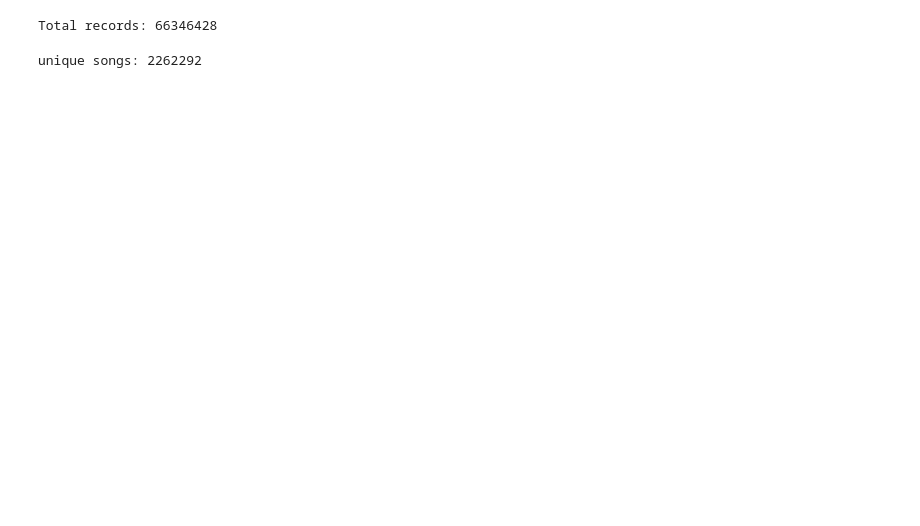
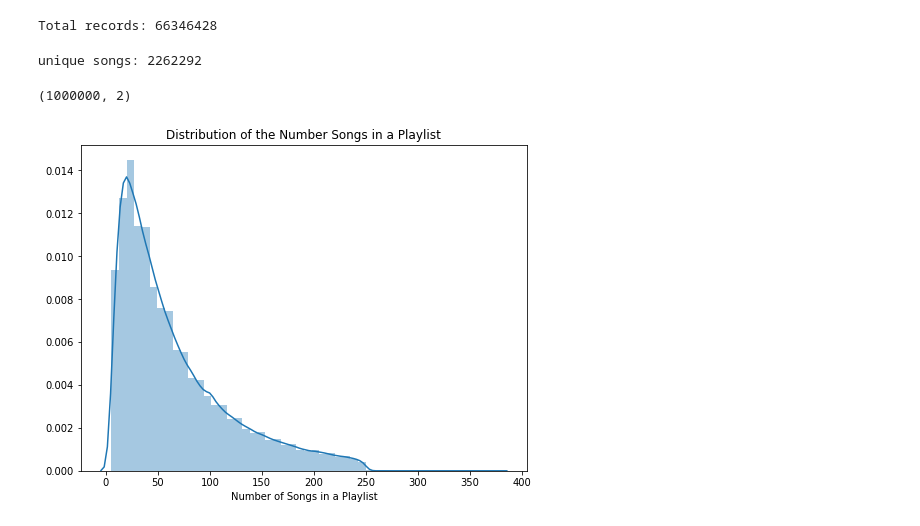
Before and after one commit to jamilla-az/spotify-recommender, a Jupyter notebook: notebook/eda-sqlite-db.ipynb, the cells around one changed output. Drawn from its saved outputs; the diff is of its cells as text; code cells hidden in the pictures; blank space fills up the shorter version.

Commit message:
playlist and artist eda added

```diff
--- a/notebook/eda-sqlite-db.ipynb
+++ b/notebook/eda-sqlite-db.ipynb
@@ -146,3 +186,16 @@ cur.execute('SELECT MAX(track_id) FROM songs')
 print(f'unique songs: {cur.fetchone()[0]}')
 # %% [output]
 unique songs: 2262292
+# %%
+#distribution of playlist lengths
+pl_length = pd.read_sql_query('SELECT COUNT(track_id) AS num_songs, pidfile_name FROM mpd GROUP BY pidfile_name',con)
+pl_length.shape
+# %% [output]
+(1000000, 2)
+# %%
+fig, ax = plt.subplots(1,1, figsize=(8,6))
+ax = sns.distplot(pl_length['num_songs'])
+ax.set_xlabel('Number of Songs in a Playlist')
+ax.set_title('Distribution of the Number Songs in a Playlist');
+# %% [output]
+[figure, added]
```
Also changed, not shown: parts of 21 cells of this notebook.
